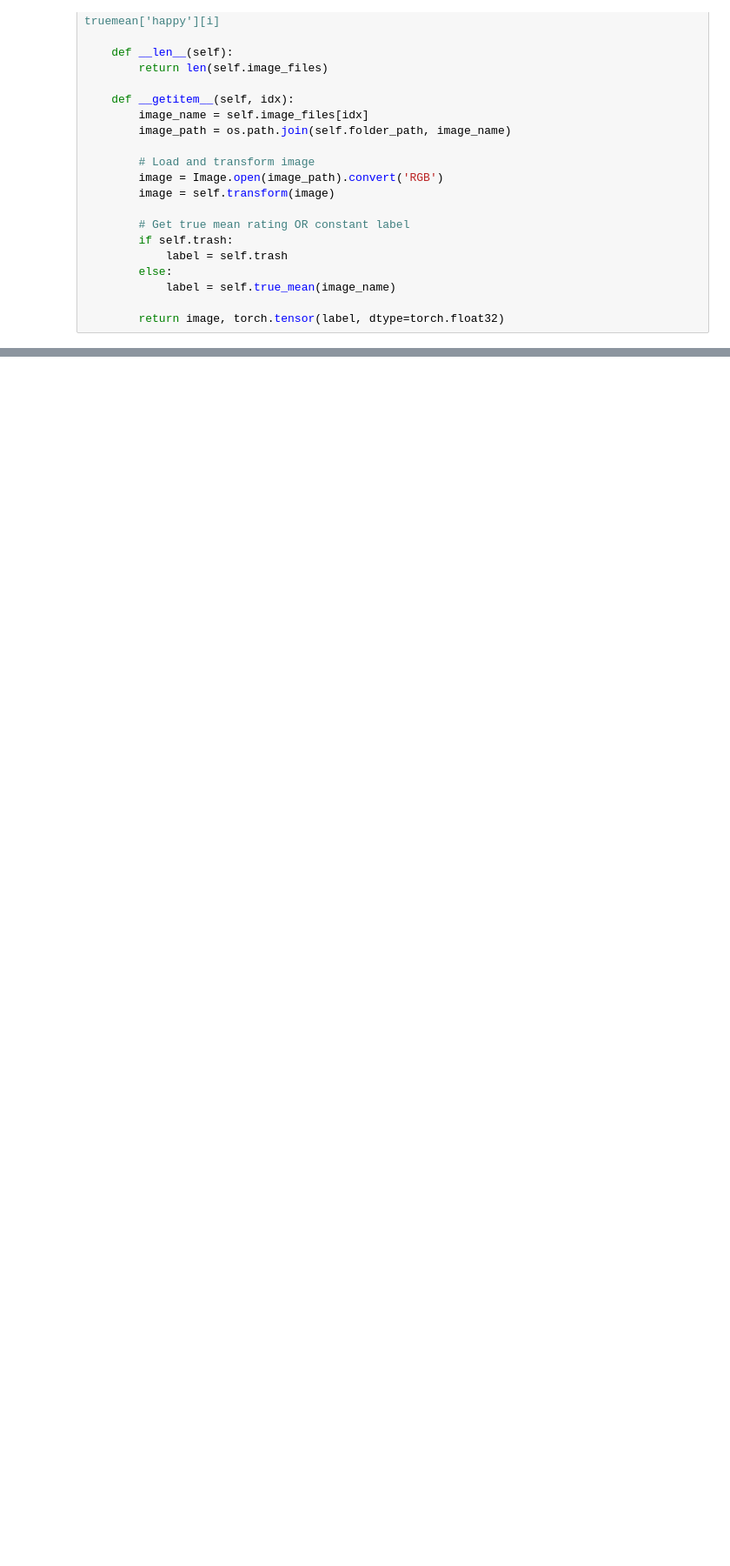
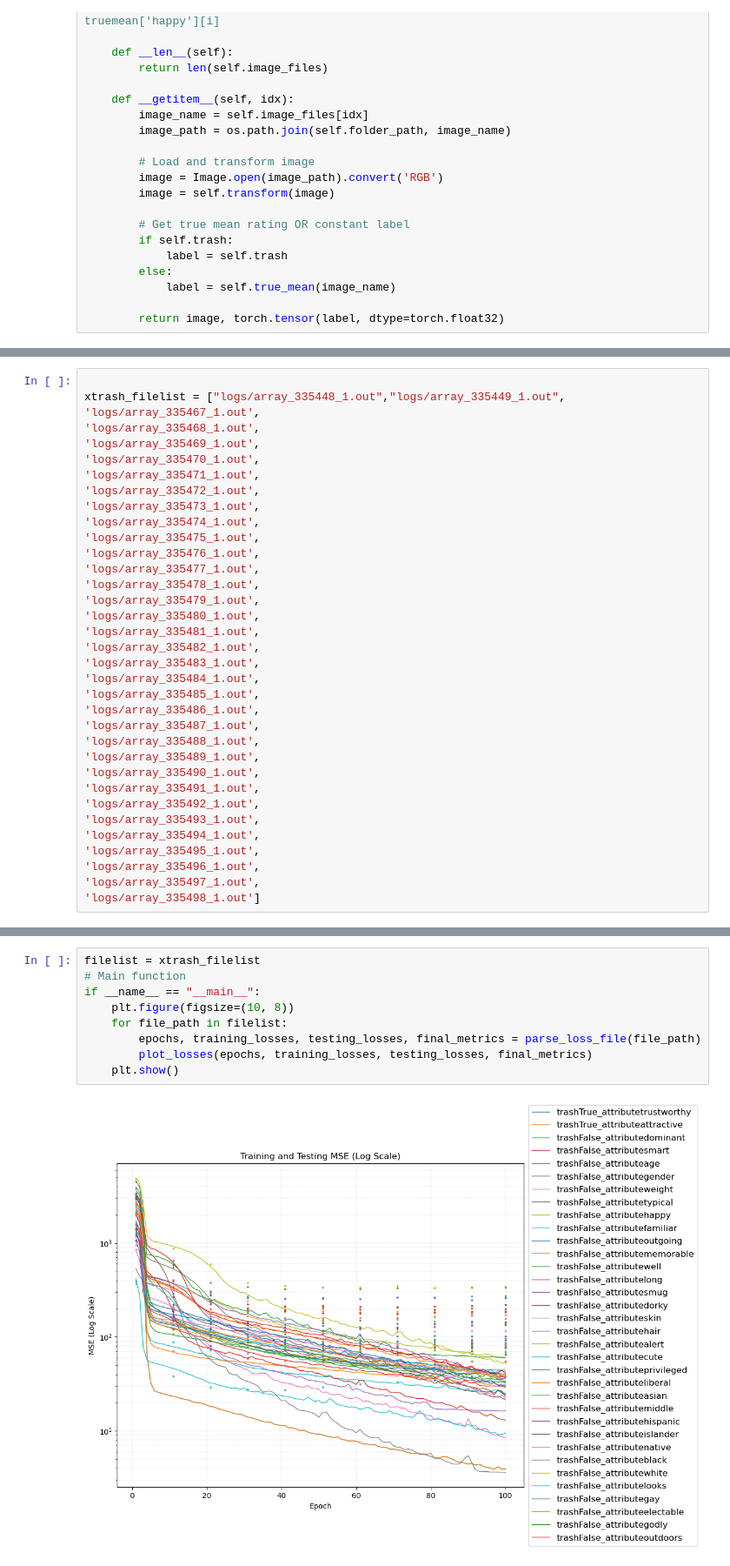
Before and after one commit to jiheeyy/subjective-output, a Jupyter notebook: Earth_Movers_Distance.ipynb, the cells around one changed output, grey strips where cells are left out. Shown at 87% size. Saved outputs shown, nothing was run; the diff lists cells and outputs as text; blank space fills up the shorter version.

```diff
--- a/Earth_Movers_Distance.ipynb
+++ b/Earth_Movers_Distance.ipynb
@@ -416,0 +555,34 @@ multi_dimensional_emd(good, bad)
+# %%
+
+xtrash_filelist = ["logs/array_335448_1.out","logs/array_335449_1.out", 'logs/array_335467_1.out',
+'logs/array_335468_1.out',
+'logs/array_335469_1.out',
+'logs/array_335470_1.out',
+'logs/array_335471_1.out',
+'logs/array_335472_1.out',
+'logs/array_335473_1.out',
+'logs/array_335474_1.out',
+'logs/array_335475_1.out',
+'logs/array_335476_1.out',
+'logs/array_335477_1.out',
+'logs/array_335478_1.out',
+'logs/array_335479_1.out',
+'logs/array_335480_1.out',
+'logs/array_335481_1.out',
+'logs/array_335482_1.out',
+'logs/array_335483_1.out',
+'logs/array_335484_1.out',
+'logs/array_335485_1.out',
+'logs/array_335486_1.out',
+'logs/array_335487_1.out',
+'logs/array_335488_1.out',
+'logs/array_335489_1.out',
+'logs/array_335490_1.out',
+'logs/array_335491_1.out',
+'logs/array_335492_1.out',
+'logs/array_335493_1.out',
+'logs/array_335494_1.out',
+'logs/array_335495_1.out',
+'logs/array_335496_1.out',
+'logs/array_335497_1.out',
+'logs/array_335498_1.out']
@@ -416,0 +690,11 @@ multi_dimensional_emd(good, bad)
+# %%
+filelist = xtrash_filelist
+# Main function
+if __name__ == "__main__":
+    plt.figure(figsize=(10, 8))
+    for file_path in filelist:
+        epochs, training_losses, testing_losses, final_metrics = parse_loss_file(file_path)
+        plot_losses(epochs, training_losses, testing_losses, final_metrics)
+    plt.show()
+# %% [output]
+[figure, added]
```
Also changed, not shown: parts of 58 cells of this notebook, 34 other files.
